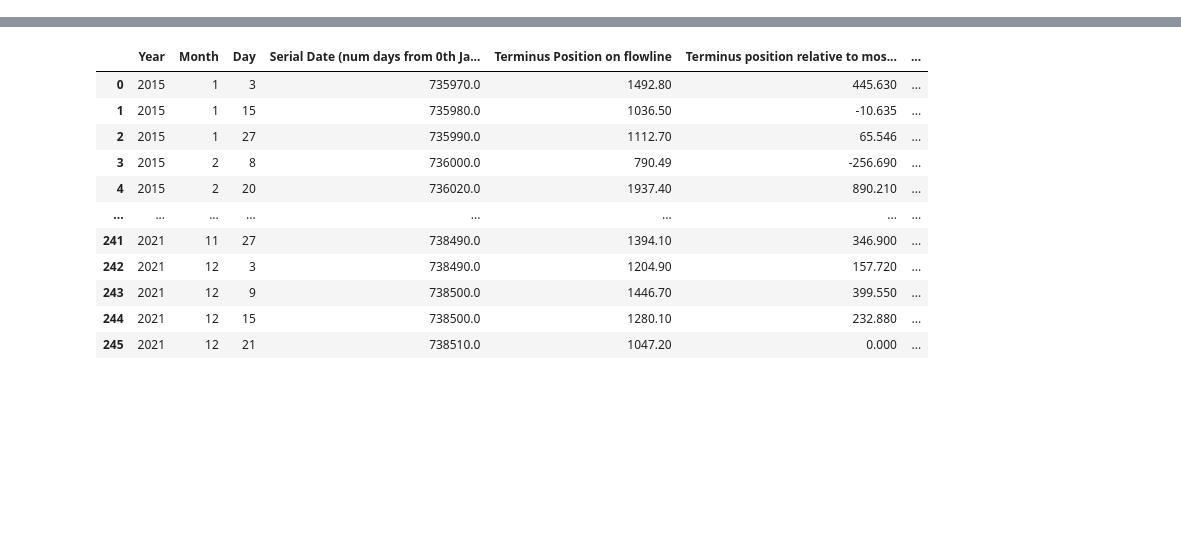
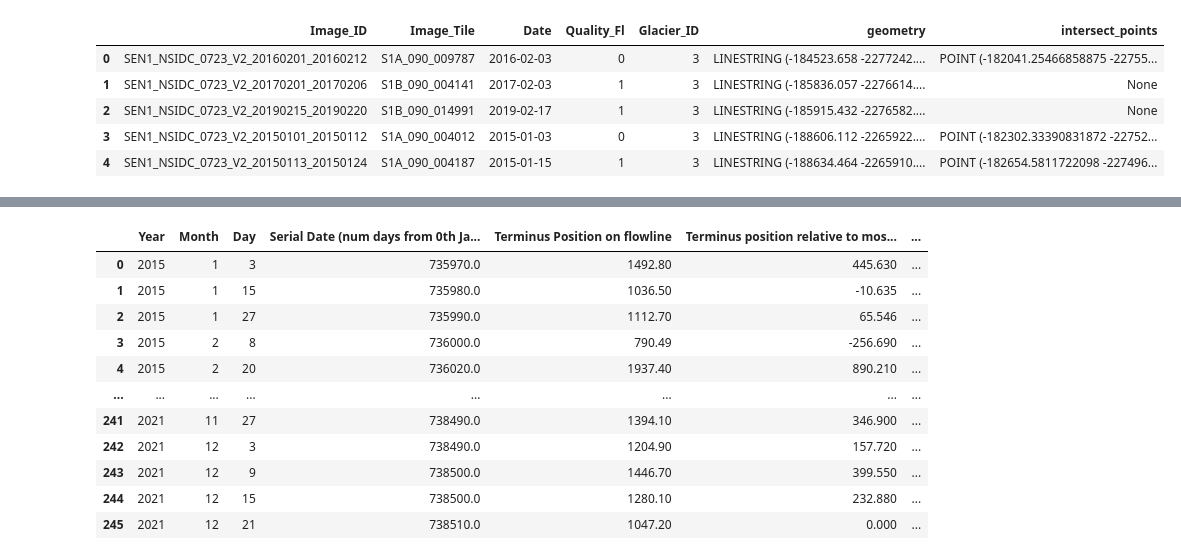
Before and after one commit to sofiasuhinin/Jakobshavn-Isbrae-CalvingStatistics, a Jupyter notebook: calvingseries.ipynb, the cells around one changed output, grey strips where cells are left out. Drawn from its saved outputs; the diff is of its cells as text; code cells hidden in the pictures; blank space fills up the shorter version.

```diff
--- a/calvingseries.ipynb
+++ b/calvingseries.ipynb
@@ -28,0 +86,18 @@ import geopandas as gpd
+# %%
+pts = []
+
+for i in range(len(terminus)):
+    terminus_line = terminus.geometry.iloc[i]
+    pt = intersection(centreline_shape, terminus_line)
+    pts.append(pt)
+
+terminus["intersect_points"] = pts
+
+terminus.head()
+# %% [output]
+|  | Image_ID | Image_Tile | Date | Quality_Fl | Glacier_ID | geometry | intersect_points |
+| 0 | SEN1_NSIDC_0723_V2_20160201_20160212 | S1A_090_009787 | 2016-02-03 | 0 | 3 | LINESTRING (-184523.658 -2277242.... | POINT (-182041.25466858875 -22755... |
+| 1 | SEN1_NSIDC_0723_V2_20170201_20170206 | S1B_090_004141 | 2017-02-03 | 1 | 3 | LINESTRING (-185836.057 -2276614.... | None |
+| 2 | SEN1_NSIDC_0723_V2_20190215_20190220 | S1B_090_014991 | 2019-02-17 | 1 | 3 | LINESTRING (-185915.432 -2276582.... | None |
+| 3 | SEN1_NSIDC_0723_V2_20150101_20150112 | S1A_090_004012 | 2015-01-03 | 0 | 3 | LINESTRING (-188606.112 -2265922.... | POINT (-182302.33390831872 -22752... |
+| 4 | SEN1_NSIDC_0723_V2_20150113_20150124 | S1A_090_004187 | 2015-01-15 | 1 | 3 | LINESTRING (-188634.464 -2265910.... | POINT (-182654.5811722098 -227496... |
```
Also changed, not shown: parts of 11 cells of this notebook, 1 other file.
